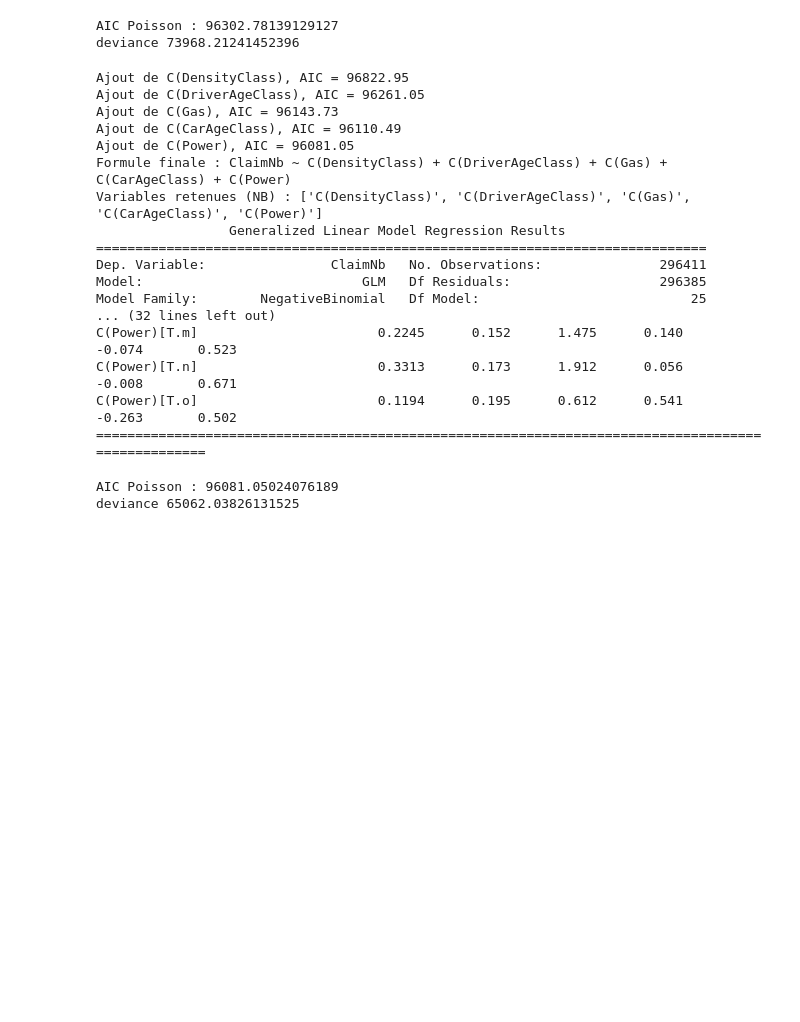
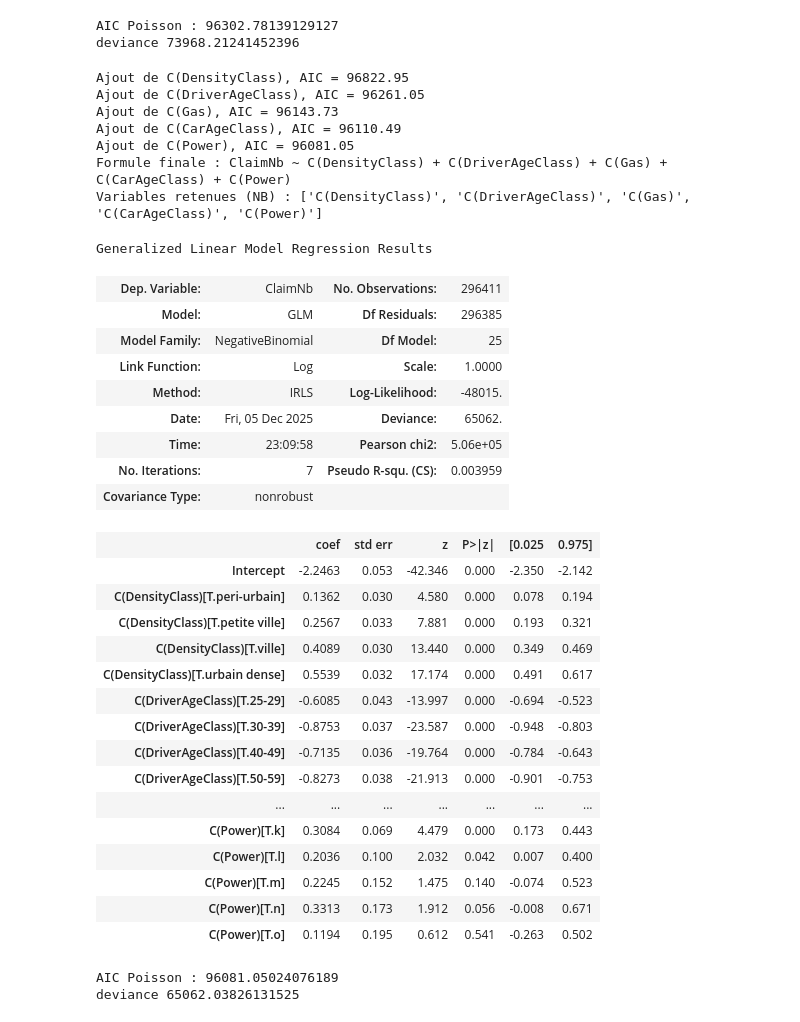
Before and after one commit to fadiblm/Projet-assurance-non-vie, a Jupyter notebook: Modelisation.ipynb, the cells around one changed output. Cells and saved outputs as stored; diff of their text form; code cells hidden in the pictures; blank space fills up the shorter version.

```diff
--- a/Modelisation.ipynb
+++ b/Modelisation.ipynb
@@ -367,41 +384,57 @@ deviance 73968.21241452396
 # %%
 candidates = [
     "C(DriverAgeClass)", "C(CarAgeClass)",
     "C(Power)", "C(Region)", "C(Gas)", "C(DensityClass)"
 ]
 
 # Famille binomiale négative au lieu de Poisson
 family = sm.families.NegativeBinomial()
 
 model_step_nb, vars_selected_nb = stepwise_glm_offset(
     data=df_poisson_freq_train2,
     response="ClaimNb",
     candidates=candidates,
     family=family,
     offset_var="Exposure",
     verbose=True
 )
 
 print("Variables retenues (NB) :", vars_selected_nb)
-print(model_step_nb.summary())
+display(model_step_nb.summary())
 # %% [output]
 Ajout de C(DensityClass), AIC = 96822.95
 Ajout de C(DriverAgeClass), AIC = 96261.05
 Ajout de C(Gas), AIC = 96143.73
 Ajout de C(CarAgeClass), AIC = 96110.49
 Ajout de C(Power), AIC = 96081.05
 Formule finale : ClaimNb ~ C(DensityClass) + C(DriverAgeClass) + C(Gas) + C(CarAgeClass) + C(Power)
 Variables retenues (NB) : ['C(DensityClass)', 'C(DriverAgeClass)', 'C(Gas)', 'C(CarAgeClass)', 'C(Power)']
-                 Generalized Linear Model Regression Results
-==============================================================================
-Dep. Variable:                ClaimNb   No. Observations:               296411
-Model:                            GLM   Df Residuals:                   296385
-Model Family:        NegativeBinomial   Df Model:                           25
-... (32 lines left out)
-C(Power)[T.m]                       0.2245      0.152      1.475      0.140      -0.074       0.523
-C(Power)[T.n]                       0.3313      0.173      1.912      0.056      -0.008       0.671
-C(Power)[T.o]                       0.1194      0.195      0.612      0.541      -0.263       0.502
-===================================================================================================
+Generalized Linear Model Regression Results
+| Dep. Variable: | ClaimNb | No. Observations: | 296411 |
+| Model: | GLM | Df Residuals: | 296385 |
+| Model Family: | NegativeBinomial | Df Model: | 25 |
+| Link Function: | Log | Scale: | 1.0000 |
+| Method: | IRLS | Log-Likelihood: | -48015. |
+| Date: | Fri, 05 Dec 2025 | Deviance: | 65062. |
+| Time: | 23:09:58 | Pearson chi2: | 5.06e+05 |
+| No. Iterations: | 7 | Pseudo R-squ. (CS): | 0.003959 |
+| Covariance Type: | nonrobust |  |  |
+|  | coef | std err | z | P>|z| | [0.025 | 0.975] |
+| Intercept | -2.2463 | 0.053 | -42.346 | 0.000 | -2.350 | -2.142 |
+| C(DensityClass)[T.peri-urbain] | 0.1362 | 0.030 | 4.580 | 0.000 | 0.078 | 0.194 |
+| C(DensityClass)[T.petite ville] | 0.2567 | 0.033 | 7.881 | 0.000 | 0.193 | 0.321 |
+| C(DensityClass)[T.ville] | 0.4089 | 0.030 | 13.440 | 0.000 | 0.349 | 0.469 |
+| C(DensityClass)[T.urbain dense] | 0.5539 | 0.032 | 17.174 | 0.000 | 0.491 | 0.617 |
+| C(DriverAgeClass)[T.25-29] | -0.6085 | 0.043 | -13.997 | 0.000 | -0.694 | -0.523 |
+| C(DriverAgeClass)[T.30-39] | -0.8753 | 0.037 | -23.587 | 0.000 | -0.948 | -0.803 |
+| C(DriverAgeClass)[T.40-49] | -0.7135 | 0.036 | -19.764 | 0.000 | -0.784 | -0.643 |
+| C(DriverAgeClass)[T.50-59] | -0.8273 | 0.038 | -21.913 | 0.000 | -0.901 | -0.753 |
+| ... | ... | ... | ... | ... | ... | ... |
+| C(Power)[T.k] | 0.3084 | 0.069 | 4.479 | 0.000 | 0.173 | 0.443 |
+| C(Power)[T.l] | 0.2036 | 0.100 | 2.032 | 0.042 | 0.007 | 0.400 |
+| C(Power)[T.m] | 0.2245 | 0.152 | 1.475 | 0.140 | -0.074 | 0.523 |
+| C(Power)[T.n] | 0.3313 | 0.173 | 1.912 | 0.056 | -0.008 | 0.671 |
+| C(Power)[T.o] | 0.1194 | 0.195 | 0.612 | 0.541 | -0.263 | 0.502 |
 # %%
 aic_nb=model_step_nb.aic
 dev_nb=model_step_nb.deviance
```
Also changed, not shown: parts of 4 cells of this notebook.
